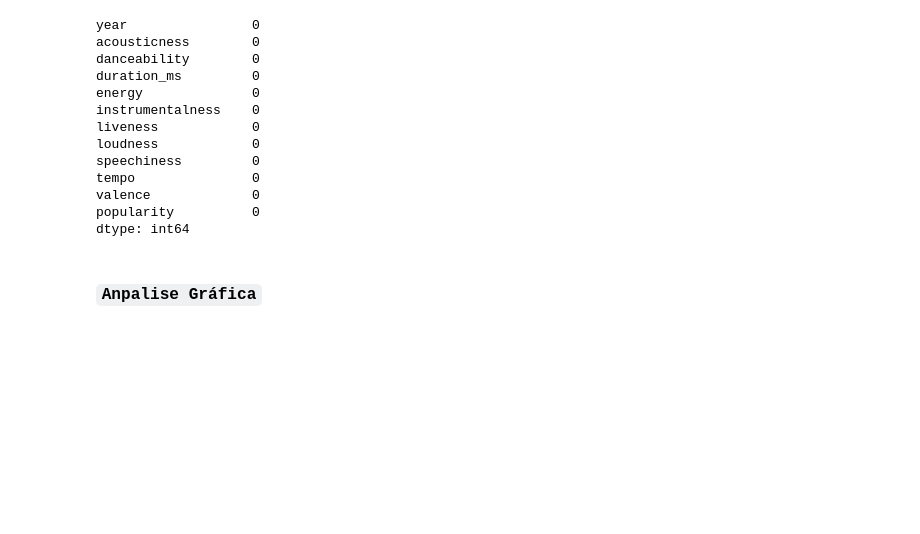
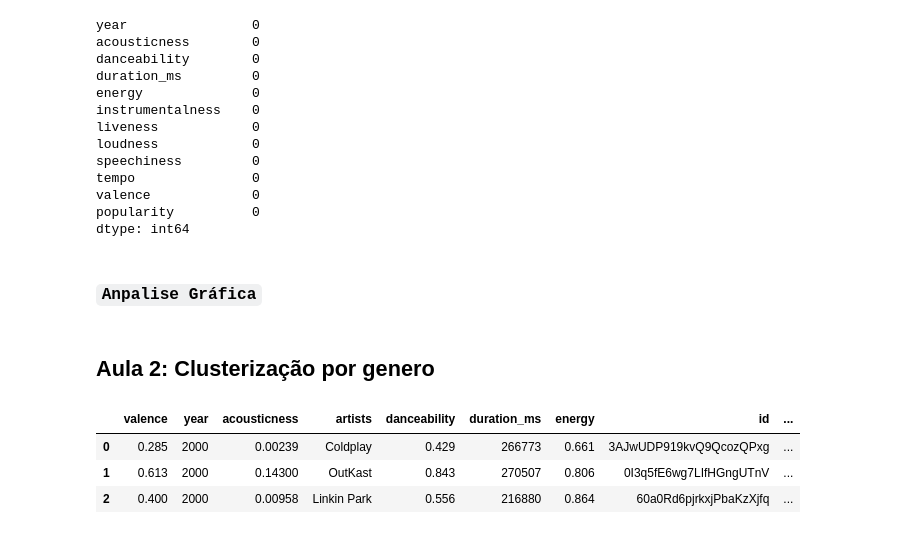
Before and after one commit to Ikekenard/spotfy-clustering, a Jupyter notebook: spotfy-clustering.ipynb, the cells around one changed output. Cells and saved outputs as stored; diff of their text form; code cells hidden in the pictures; blank space fills up the shorter version.

```diff
--- a/spotfy-clustering.ipynb
+++ b/spotfy-clustering.ipynb
@@ -255,3 +255,12 @@ fig.show()
 # %%
 fig = px.imshow(df.corr(numeric_only = True), text_auto = True)
 fig.show()
+# %% [markdown]
+## Aula 2: Clusterização por genero
+# %%
+df.head(3)
+# %% [output]
+|  | valence | year | acousticness | artists | danceability | duration_ms | energy | id | ... |
+| 0 | 0.285 | 2000 | 0.00239 | Coldplay | 0.429 | 266773 | 0.661 | 3AJwUDP919kvQ9QcozQPxg | ... |
+| 1 | 0.613 | 2000 | 0.14300 | OutKast | 0.843 | 270507 | 0.806 | 0I3q5fE6wg7LIfHGngUTnV | ... |
+| 2 | 0.400 | 2000 | 0.00958 | Linkin Park | 0.556 | 216880 | 0.864 | 60a0Rd6pjrkxjPbaKzXjfq | ... |
```
Also changed, not shown: parts of 15 cells of this notebook.
